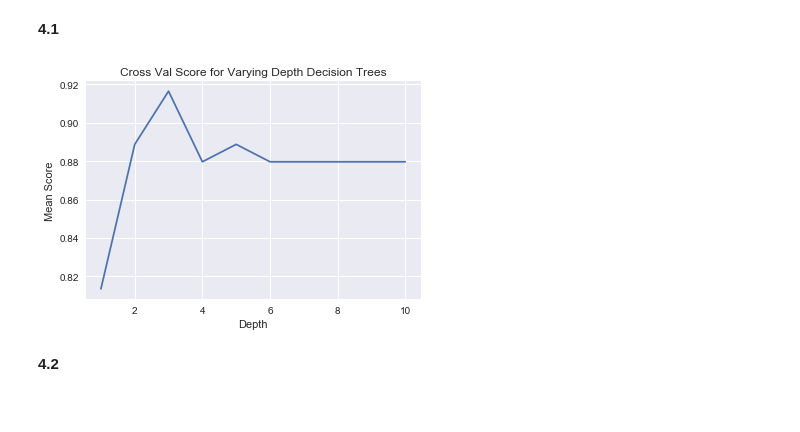
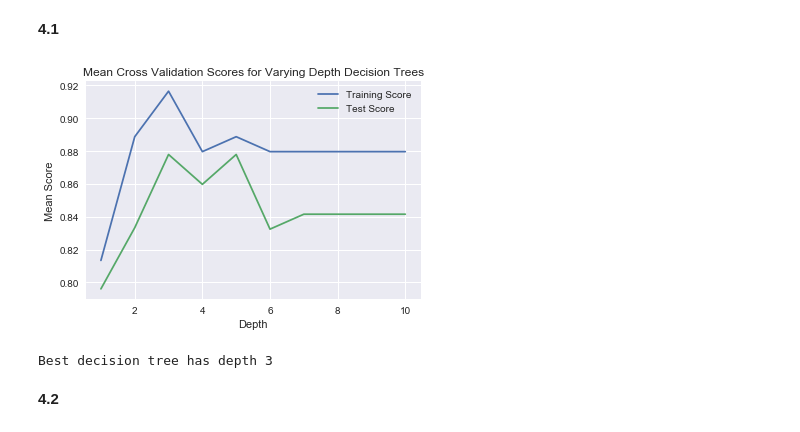
Before and after one commit to tmaounis/cs109a_hw7, a Jupyter notebook: cs109a_hw7.ipynb, the cells around one changed output. Drawn from its saved outputs; the diff is of its cells as text; code cells hidden in the pictures.

```diff
--- a/cs109a_hw7.ipynb
+++ b/cs109a_hw7.ipynb
@@ -434,22 +434,29 @@ We next try out decision trees for thyroid classification. For the following que
 # %% [markdown]
 **4.1**
 # %%
-def get_best_DecisionTree(x_train, y_train, max_depth):
-    scores=[]
+def get_best_DecisionTree(x_train, y_train, x_test, y_test, max_depth):
+    #Returns best model and score from training set cross validation
+    #Also plots cross validation scores on test set for reference
+    scores_train=[]
+    scores_test = []
     best_score = 0
-    for i in range(1, max_depth+1):
+    for i in range(1, max_depth+1): #start from 1 or 2??
         model = DecisionTreeClassifier(max_depth=i, random_state=11).fit(x_train, y_train)
-        score = cross_val_score(model, x_train, y_train, cv=5).mean()
-        scores.append(score)
-        if score > best_score:
-            best_score=score
+        score_train = cross_val_score(model, x_train, y_train, cv=5).mean()
+        scores_train.append(score_train)
+        score_test = cross_val_score(model, x_test, y_test, cv=5).mean()
+        scores_test.append(score_test)
+        if score_train > best_score:
+            best_score=score_train
             best_model=model
-    plt.plot(range(1,max_depth+1), scores)
-    plt.title("Cross Val Score for Varying Depth Decision Trees")
+    plt.plot(range(1,max_depth+1), scores_train, label="Training Score")
+    plt.plot(range(1,max_depth+1), scores_test, label="Test Score")
+    plt.title("Mean Cross Validation Scores for Varying Depth Decision Trees")
     plt.xlabel("Depth")
     plt.ylabel("Mean Score")
+    plt.legend()
     return best_model, best_score
 # %%
-best_DT, best_score = get_best_DecisionTree(x_train, y_train, 10)
+best_DT, best_score = get_best_DecisionTree(x_train, y_train, x_test, y_test, 10)
 # %% [output]
-[figure, old version]
+[figure, new version]
@@ -483,3 +463,9 @@ best_DT, best_score = get_best_DecisionTree2(x_train, y_train, x_test, y_test, 1
+# %%
+print("Best decision tree has depth %i"%best_DT.tree_.max_depth)
+print("Cross validation score on training set is %.3f"%best_score)
+print("Cross validation score on test set is %.3f"%cross_val_score(best_DT, x))
+# %% [output]
+Best decision tree has depth 3
 # %% [markdown]
 **4.2**
 # %%
```
Also changed, not shown: parts of 4 cells of this notebook.
